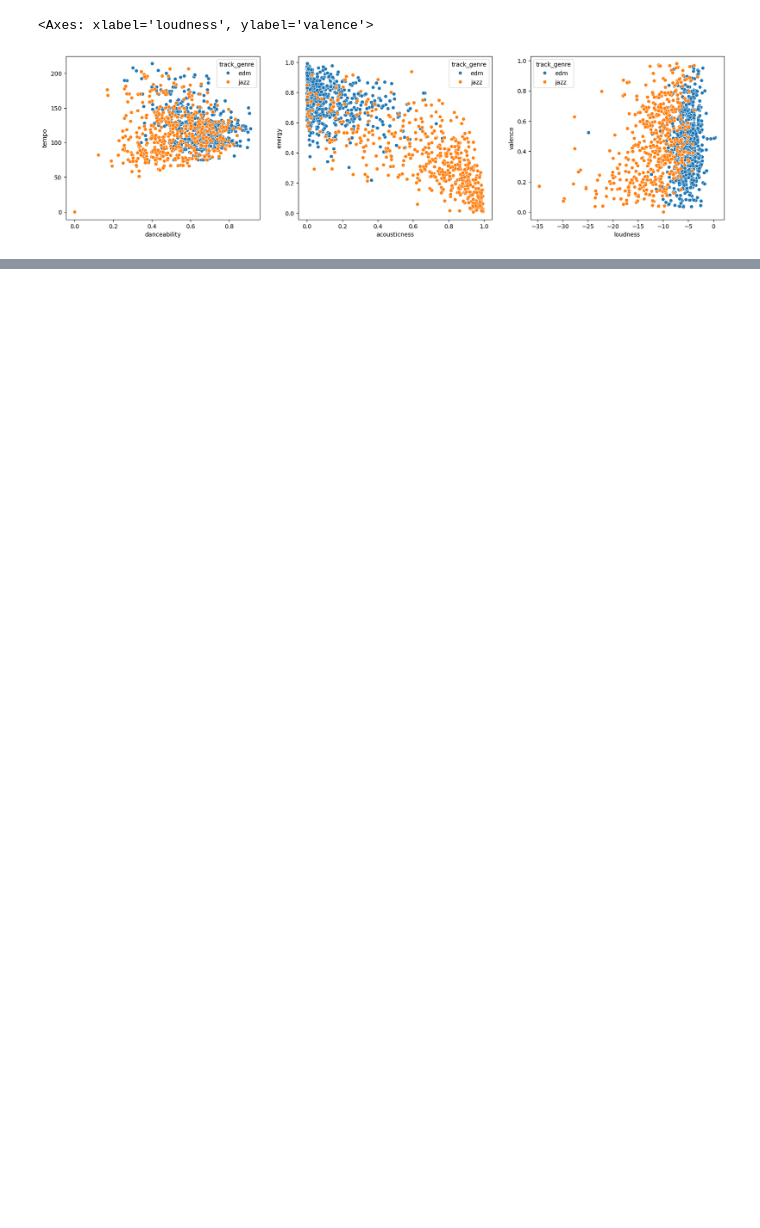
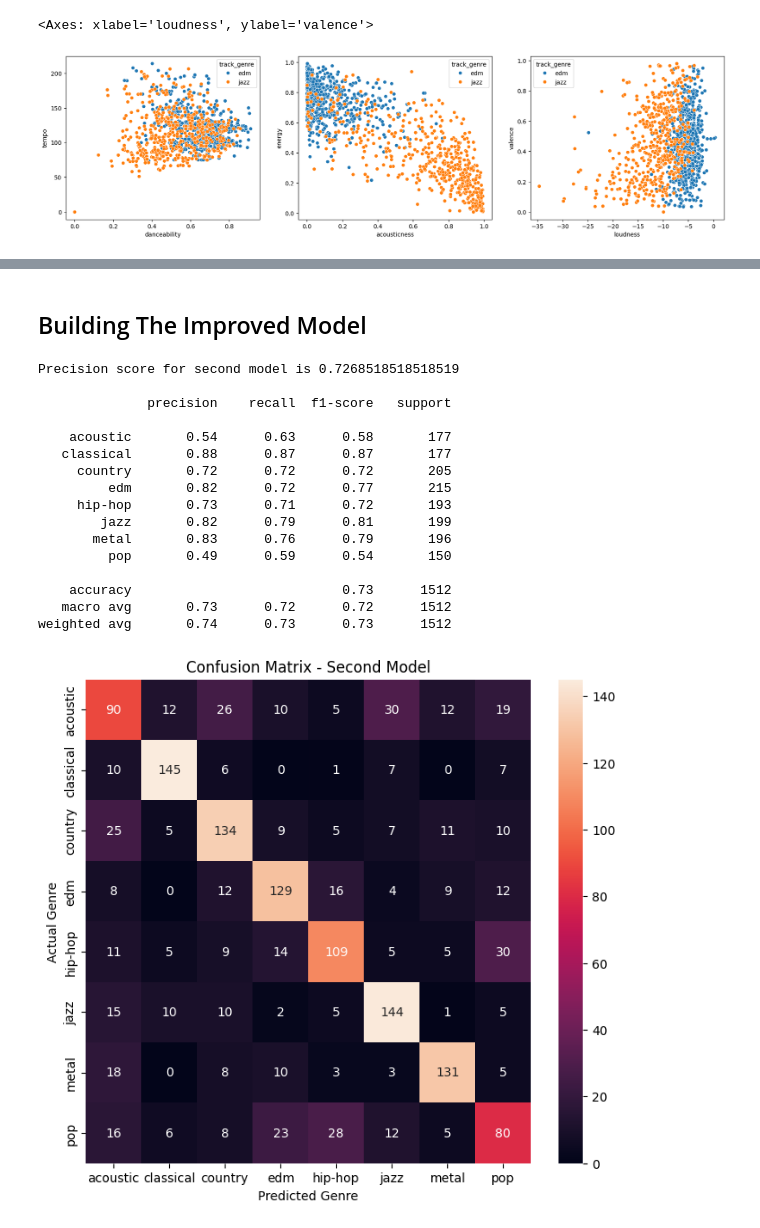
Before and after one commit to owenpierce05/Music-Genre-Predictor, a Jupyter notebook: Music_Genre_Predictor.ipynb, the cells around one changed output, grey strips where cells are left out. Saved outputs shown, nothing was run; the diff lists cells and outputs as text; code cells hidden in the pictures; blank space fills up the shorter version.

```diff
--- a/Music_Genre_Predictor.ipynb
+++ b/Music_Genre_Predictor.ipynb
@@ -166,0 +196,53 @@ weighted avg       0.63      0.64      0.63      1512
+# %% [markdown]
+## Building The Improved Model
+# %%
+from xgboost import XGBClassifier
+from sklearn.preprocessing import LabelEncoder
+
+# fits the model, and predicts X_valid with it, uses a label encoder as XGBClassifier cannot handle categorical data by default
+music_model_xgb = XGBClassifier(n_estimators=500,
+                                random_state=0,
+                                early_stopping_rounds=5,)
+label_encoder = LabelEncoder()
+y_train_encoded = label_encoder.fit_transform(y_train)
+y_valid_encoded = label_encoder.transform(y_valid)
+music_model_xgb.fit(X_train, y_train_encoded,
+                    eval_set=[(X_valid, y_valid_encoded)],
+                    verbose=False)
+predictions_encoded = music_model_xgb.predict(X_valid)
+predictions_xgb = label_encoder.inverse_transform(predictions_encoded)
+
+# displays the precision and recall for each genre individually
+print(f'Precision score for second model is {accuracy_score(y_valid, predictions_xgb)} \n')
+print(classification_report(predictions_xgb,y_valid))
+
+# displays a heat map showing the accuracy of the model, and where it is making mistakes
+second_model_matrix = confusion_matrix(y_valid, predictions)
+plt.figure(figsize = (8,7))
+sns.heatmap(second_model_matrix,
+            annot=True,
+            fmt='d',
+            xticklabels=music_model.classes_,
+            yticklabels=music_model.classes_)
+plt.xlabel('Predicted Genre')
+plt.ylabel('Actual Genre')
+plt.title('Confusion Matrix - Second Model')
+plt.show()
+# %% [output]
+Precision score for second model is 0.7268518518518519
+
+              precision    recall  f1-score   support
+
+    acoustic       0.54      0.63      0.58       177
+   classical       0.88      0.87      0.87       177
+     country       0.72      0.72      0.72       205
+         edm       0.82      0.72      0.77       215
+     hip-hop       0.73      0.71      0.72       193
+        jazz       0.82      0.79      0.81       199
+       metal       0.83      0.76      0.79       196
+         pop       0.49      0.59      0.54       150
+
+    accuracy                           0.73      1512
+   macro avg       0.73      0.72      0.72      1512
+weighted avg       0.74      0.73      0.73      1512
+[figure, added]
```
Also changed, not shown: parts of 23 cells of this notebook.
